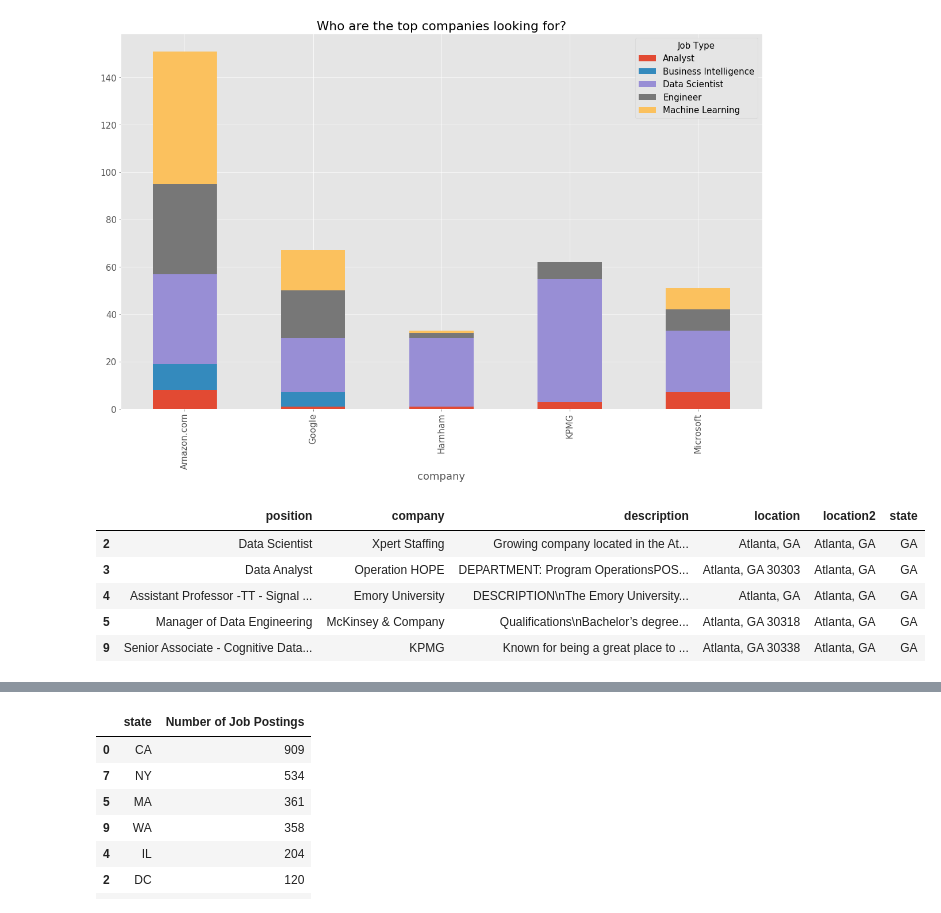
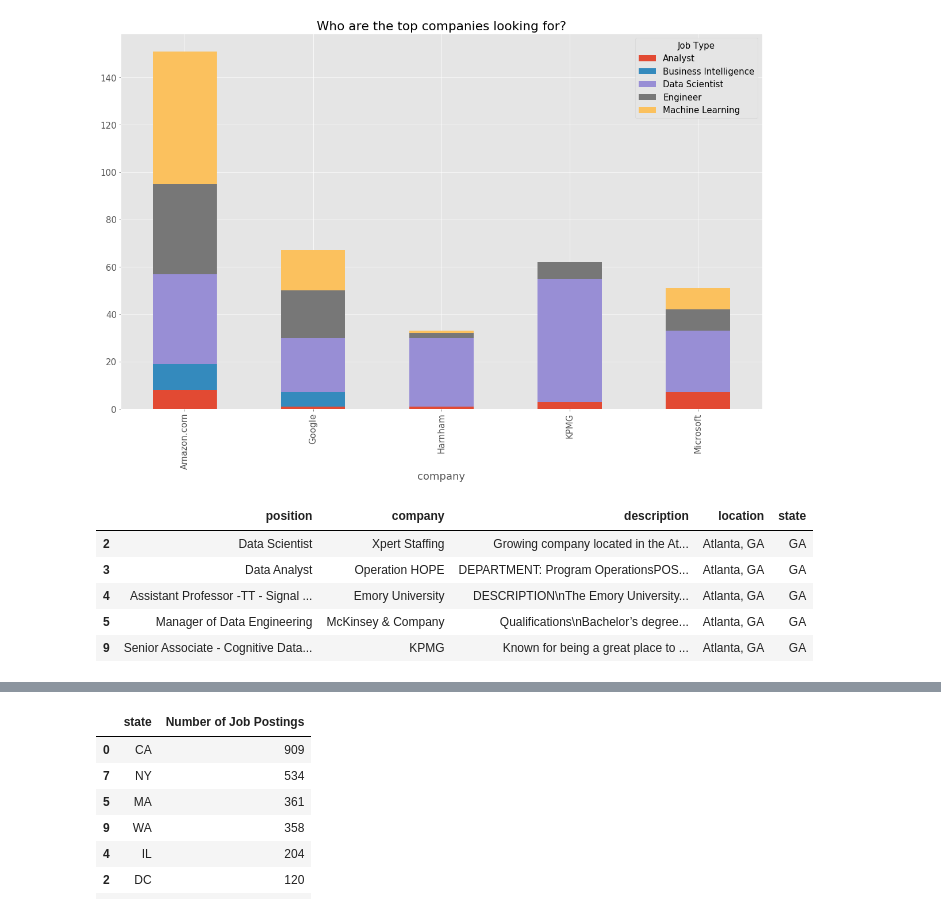
Before and after one commit to hopandskip/Data_Science_Job_Market, a Jupyter notebook: kaggledataset.ipynb, the cells around one changed output, grey strips where cells are left out. Saved outputs shown, nothing was run; the diff lists cells and outputs as text; code cells hidden in the pictures.

```diff
--- a/kaggledataset.ipynb
+++ b/kaggledataset.ipynb
@@ -14,9 +14,9 @@ df=df.dropna(how='all')
 del df['reviews']
 # del df['description']
 # %%
-#sorting out location
-df['location2'] = df['location'].str.replace(r'\d+','')
-df['location2'] = df['location2'].str.strip()
+#Creating a clean location
+df['location'] = df['location'].str.replace(r'\d+','')
+df['location'] = df['location'].str.strip()
 # df
 # %%
 # running our 'query' through the position column, marking found words as true
@@ -115,16 +115,16 @@ plt.savefig('topcompanyjobs.png')
 # plt.savefig('powerpointcover.png')
 # %%
 #Get the state
-state = df["location2"].str.split(",", n = 1, expand = True)
+state = df["location"].str.split(",", n = 1, expand = True)
 df['state'] = state[1]
 df.head()
 # %% [output]
-|  | position | company | description | location | location2 | state |
-| 2 | Data Scientist | Xpert Staffing | Growing company located in the At... | Atlanta, GA | Atlanta, GA | GA |
-| 3 | Data Analyst | Operation HOPE | DEPARTMENT: Program OperationsPOS... | Atlanta, GA 30303 | Atlanta, GA | GA |
-| 4 | Assistant Professor -TT - Signal ... | Emory University | DESCRIPTION\nThe Emory University... | Atlanta, GA | Atlanta, GA | GA |
-| 5 | Manager of Data Engineering | McKinsey & Company | Qualifications\nBachelor’s degree... | Atlanta, GA 30318 | Atlanta, GA | GA |
-| 9 | Senior Associate - Cognitive Data... | KPMG | Known for being a great place to ... | Atlanta, GA 30338 | Atlanta, GA | GA |
+|  | position | company | description | location | state |
+| 2 | Data Scientist | Xpert Staffing | Growing company located in the At... | Atlanta, GA | GA |
+| 3 | Data Analyst | Operation HOPE | DEPARTMENT: Program OperationsPOS... | Atlanta, GA | GA |
+| 4 | Assistant Professor -TT - Signal ... | Emory University | DESCRIPTION\nThe Emory University... | Atlanta, GA | GA |
+| 5 | Manager of Data Engineering | McKinsey & Company | Qualifications\nBachelor’s degree... | Atlanta, GA | GA |
+| 9 | Senior Associate - Cognitive Data... | KPMG | Known for being a great place to ... | Atlanta, GA | GA |
 # %%
 #Dependencies to use the Google API for heatmaps
 import requests
```
Also changed, not shown: parts of 4 cells of this notebook.
